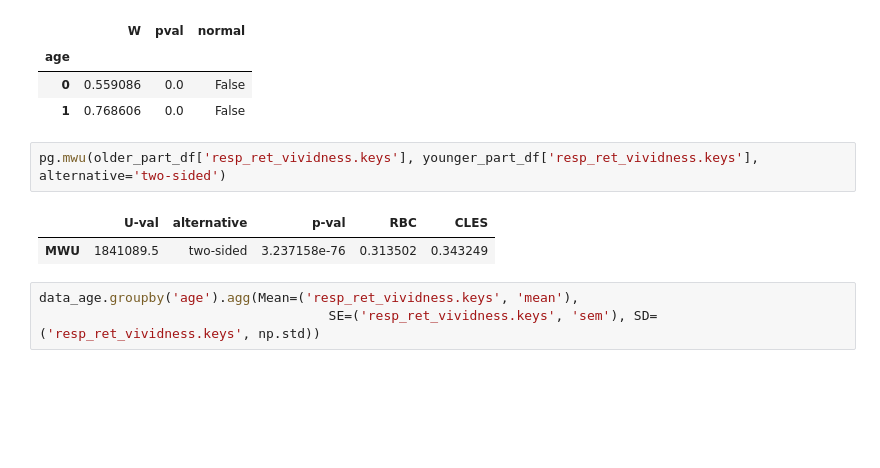
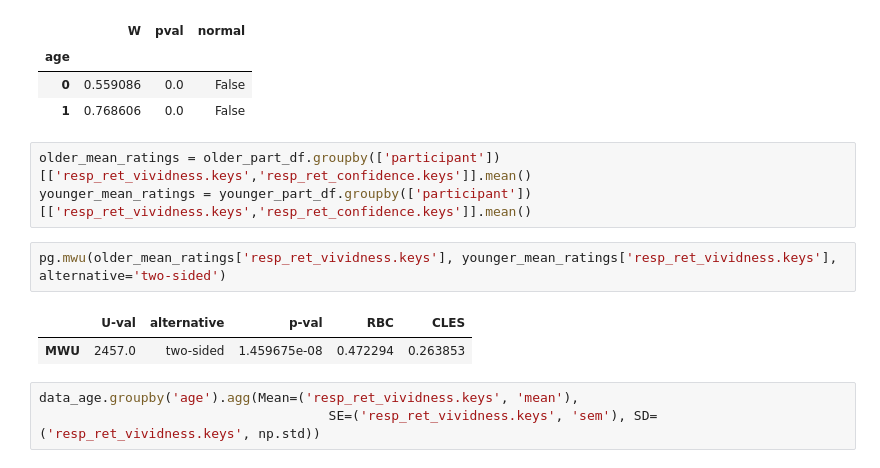
Before and after one commit to KasiaMojescik/ageing_vividness_confidence, a Jupyter notebook: main_analyses.ipynb, the cells around one changed output. Cells and saved outputs as stored; diff of their text form; blank space fills up the shorter version.

Commit message:
correction to mann whitney on ratings

```diff
--- a/main_analyses.ipynb
+++ b/main_analyses.ipynb
@@ -359,11 +359,14 @@ pg.normality(df, dv='resp_ret_vividness.rt', group='age', method='shapiro', alph
 | age |  |  |  |
 | 0 | 0.559086 | 0.0 | False |
 | 1 | 0.768606 | 0.0 | False |
+# %%
+older_mean_ratings = older_part_df.groupby(['participant'])[['resp_ret_vividness.keys','resp_ret_confidence.keys']].mean()
+younger_mean_ratings = younger_part_df.groupby(['participant'])[['resp_ret_vividness.keys','resp_ret_confidence.keys']].mean()
 # %%
-pg.mwu(older_part_df['resp_ret_vividness.keys'], younger_part_df['resp_ret_vividness.keys'], alternative='two-sided')
+pg.mwu(older_mean_ratings['resp_ret_vividness.keys'], younger_mean_ratings['resp_ret_vividness.keys'], alternative='two-sided')
 # %% [output]
 |  | U-val | alternative | p-val | RBC | CLES |
-| MWU | 1841089.5 | two-sided | 3.237158e-76 | 0.313502 | 0.343249 |
+| MWU | 2457.0 | two-sided | 1.459675e-08 | 0.472294 | 0.263853 |
 # %%
 data_age.groupby('age').agg(Mean=('resp_ret_vividness.keys', 'mean'),
                                      SE=('resp_ret_vividness.keys', 'sem'), SD=('resp_ret_vividness.keys', np.std))
```
Also changed, not shown: parts of 8 cells of this notebook.
